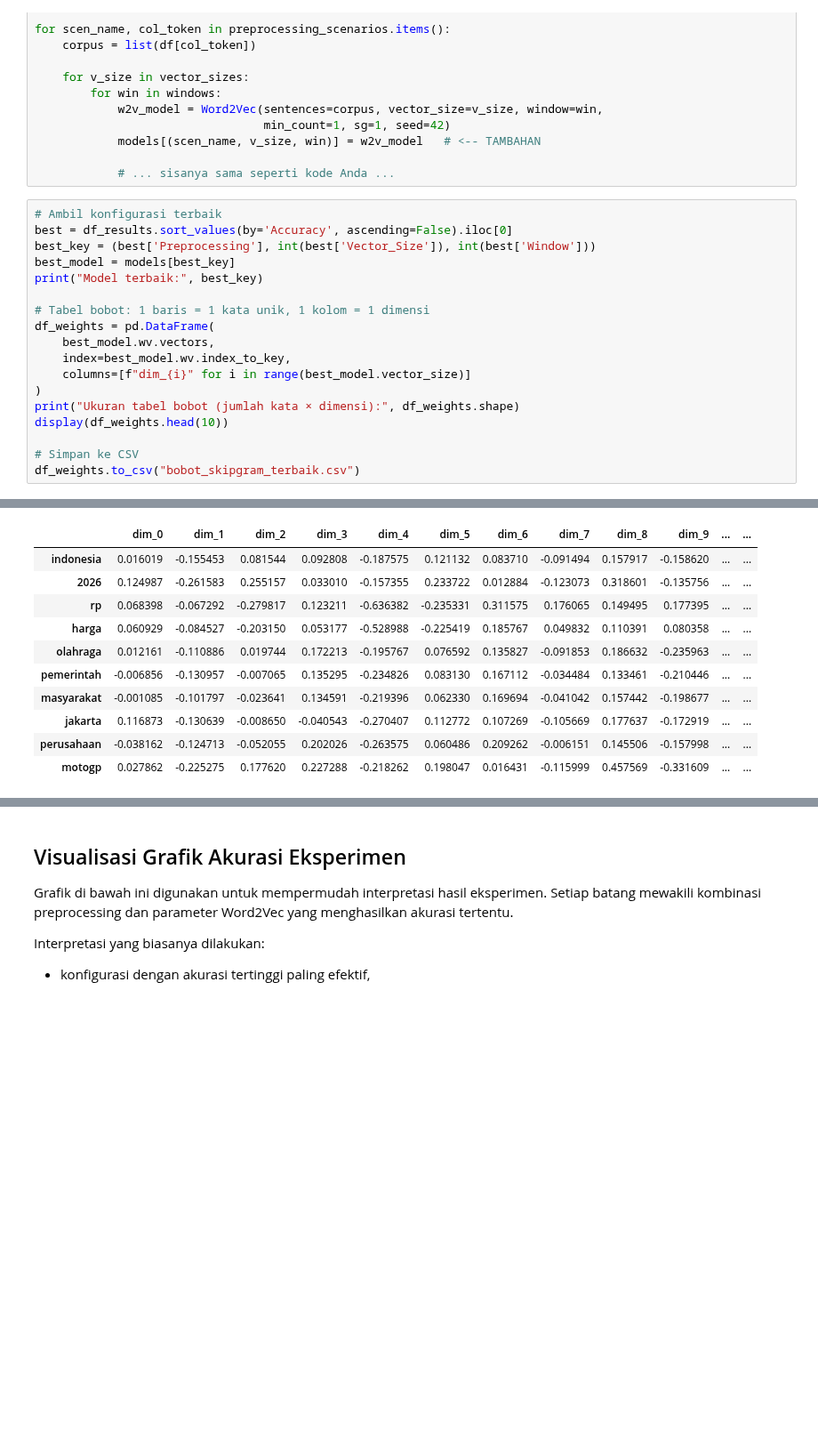
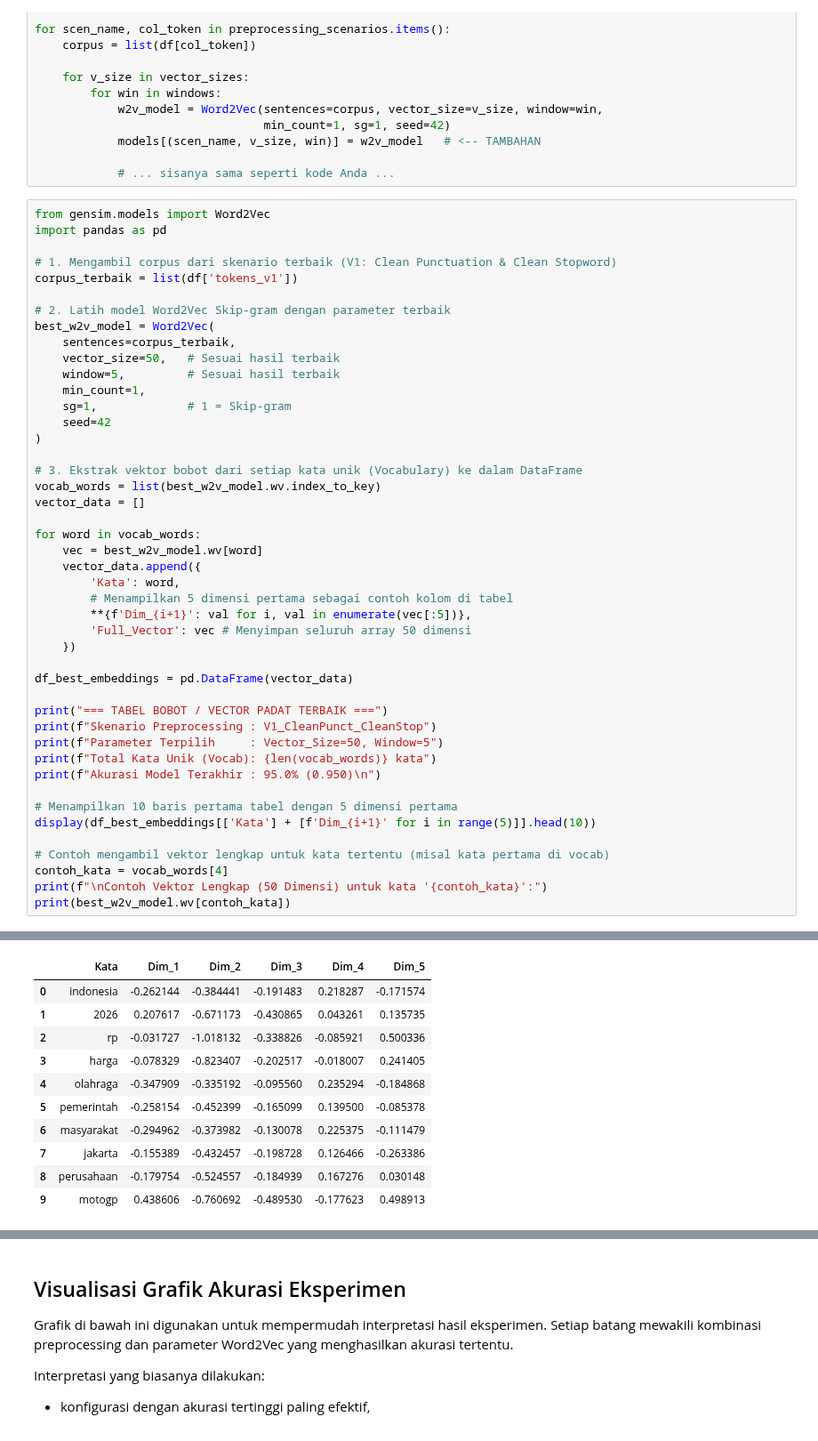
Before and after one commit to alishasalsa/ppw, a Jupyter notebook: _sources/CRISP-DM/Skipgram.ipynb, the cells around one changed output, grey strips where cells are left out. Shown at 89% size. Cells and saved outputs as stored; diff of their text form; blank space fills up the shorter version.

```diff
--- a/_sources/CRISP-DM/Skipgram.ipynb
+++ b/_sources/CRISP-DM/Skipgram.ipynb
@@ -582,21 +582,48 @@ for scen_name, col_token in preprocessing_scenarios.items():
 
             # ... sisanya sama seperti kode Anda ...
 # %%
-# Ambil konfigurasi terbaik
-best = df_results.sort_values(by='Accuracy', ascending=False).iloc[0]
-best_key = (best['Preprocessing'], int(best['Vector_Size']), int(best['Window']))
-best_model = models[best_key]
-print("Model terbaik:", best_key)
+from gensim.models import Word2Vec
+import pandas as pd
 
-# Tabel bobot: 1 baris = 1 kata unik, 1 kolom = 1 dimensi
-df_weights = pd.DataFrame(
-    best_model.wv.vectors,
-    index=best_model.wv.index_to_key,
-    columns=[f"dim_{i}" for i in range(best_model.vector_size)]
+# 1. Mengambil corpus dari skenario terbaik (V1: Clean Punctuation & Clean Stopword)
+corpus_terbaik = list(df['tokens_v1'])
+
+# 2. Latih model Word2Vec Skip-gram dengan parameter terbaik
+best_w2v_model = Word2Vec(
+    sentences=corpus_terbaik,
+    vector_size=50,   # Sesuai hasil terbaik
+    window=5,         # Sesuai hasil terbaik
+    min_count=1,
+    sg=1,             # 1 = Skip-gram
+    seed=42
 )
-print("Ukuran tabel bobot (jumlah kata × dimensi):", df_weights.shape)
-display(df_weights.head(10))
 
-# Simpan ke CSV
-df_weights.to_csv("bobot_skipgram_terbaik.csv")
+# 3. Ekstrak vektor bobot dari setiap kata unik (Vocabulary) ke dalam DataFrame
+vocab_words = list(best_w2v_model.wv.index_to_key)
+vector_data = []
+
+for word in vocab_words:
+    vec = best_w2v_model.wv[word]
+    vector_data.append({
+        'Kata': word,
+        # Menampilkan 5 dimensi pertama sebagai contoh kolom di tabel
+        **{f'Dim_{i+1}': val for i, val in enumerate(vec[:5])},
+        'Full_Vector': vec # Menyimpan seluruh array 50 dimensi
+    })
+
+df_best_embeddings = pd.DataFrame(vector_data)
+
+print("=== TABEL BOBOT / VECTOR PADAT TERBAIK ===")
+print(f"Skenario Preprocessing : V1_CleanPunct_CleanStop")
+print(f"Parameter Terpilih     : Vector_Size=50, Window=5")
+print(f"Total Kata Unik (Vocab): {len(vocab_words)} kata")
+print(f"Akurasi Model Terakhir : 95.0% (0.950)\n")
+
+# Menampilkan 10 baris pertama tabel dengan 5 dimensi pertama
+display(df_best_embeddings[['Kata'] + [f'Dim_{i+1}' for i in range(5)]].head(10))
+
+# Contoh mengambil vektor lengkap untuk kata tertentu (misal kata pertama di vocab)
+contoh_kata = vocab_words[4]
+print(f"\nContoh Vektor Lengkap (50 Dimensi) untuk kata '{contoh_kata}':")
+print(best_w2v_model.wv[contoh_kata])
 # %% [output]
@@ -605,11 +635,11 @@ Ukuran tabel bobot (jumlah kata × dimensi): (7906, 100)
-|  | dim_0 | dim_1 | dim_2 | dim_3 | dim_4 | dim_5 | dim_6 | dim_7 | dim_8 | dim_9 | ... | ... |
-| indonesia | 0.016019 | -0.155453 | 0.081544 | 0.092808 | -0.187575 | 0.121132 | 0.083710 | -0.091494 | 0.157917 | -0.158620 | ... | ... |
-| 2026 | 0.124987 | -0.261583 | 0.255157 | 0.033010 | -0.157355 | 0.233722 | 0.012884 | -0.123073 | 0.318601 | -0.135756 | ... | ... |
-| rp | 0.068398 | -0.067292 | -0.279817 | 0.123211 | -0.636382 | -0.235331 | 0.311575 | 0.176065 | 0.149495 | 0.177395 | ... | ... |
-| harga | 0.060929 | -0.084527 | -0.203150 | 0.053177 | -0.528988 | -0.225419 | 0.185767 | 0.049832 | 0.110391 | 0.080358 | ... | ... |
-| olahraga | 0.012161 | -0.110886 | 0.019744 | 0.172213 | -0.195767 | 0.076592 | 0.135827 | -0.091853 | 0.186632 | -0.235963 | ... | ... |
-| pemerintah | -0.006856 | -0.130957 | -0.007065 | 0.135295 | -0.234826 | 0.083130 | 0.167112 | -0.034484 | 0.133461 | -0.210446 | ... | ... |
-| masyarakat | -0.001085 | -0.101797 | -0.023641 | 0.134591 | -0.219396 | 0.062330 | 0.169694 | -0.041042 | 0.157442 | -0.198677 | ... | ... |
-| jakarta | 0.116873 | -0.130639 | -0.008650 | -0.040543 | -0.270407 | 0.112772 | 0.107269 | -0.105669 | 0.177637 | -0.172919 | ... | ... |
-| perusahaan | -0.038162 | -0.124713 | -0.052055 | 0.202026 | -0.263575 | 0.060486 | 0.209262 | -0.006151 | 0.145506 | -0.157998 | ... | ... |
-| motogp | 0.027862 | -0.225275 | 0.177620 | 0.227288 | -0.218262 | 0.198047 | 0.016431 | -0.115999 | 0.457569 | -0.331609 | ... | ... |
+|  | Kata | Dim_1 | Dim_2 | Dim_3 | Dim_4 | Dim_5 |
+| 0 | indonesia | -0.262144 | -0.384441 | -0.191483 | 0.218287 | -0.171574 |
+| 1 | 2026 | 0.207617 | -0.671173 | -0.430865 | 0.043261 | 0.135735 |
+| 2 | rp | -0.031727 | -1.018132 | -0.338826 | -0.085921 | 0.500336 |
+| 3 | harga | -0.078329 | -0.823407 | -0.202517 | -0.018007 | 0.241405 |
+| 4 | olahraga | -0.347909 | -0.335192 | -0.095560 | 0.235294 | -0.184868 |
+| 5 | pemerintah | -0.258154 | -0.452399 | -0.165099 | 0.139500 | -0.085378 |
+| 6 | masyarakat | -0.294962 | -0.373982 | -0.130078 | 0.225375 | -0.111479 |
+| 7 | jakarta | -0.155389 | -0.432457 | -0.198728 | 0.126466 | -0.263386 |
+| 8 | perusahaan | -0.179754 | -0.524557 | -0.184939 | 0.167276 | 0.030148 |
+| 9 | motogp | 0.438606 | -0.760692 | -0.489530 | -0.177623 | 0.498913 |
```
Also changed, not shown: parts of 5 cells of this notebook, 4 other files.
